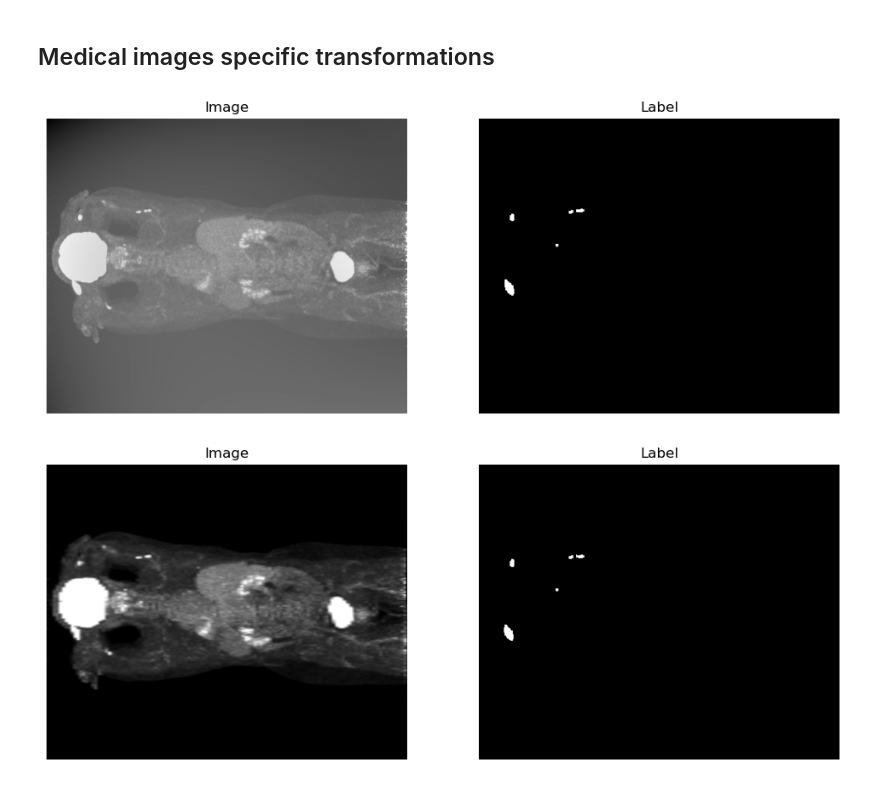
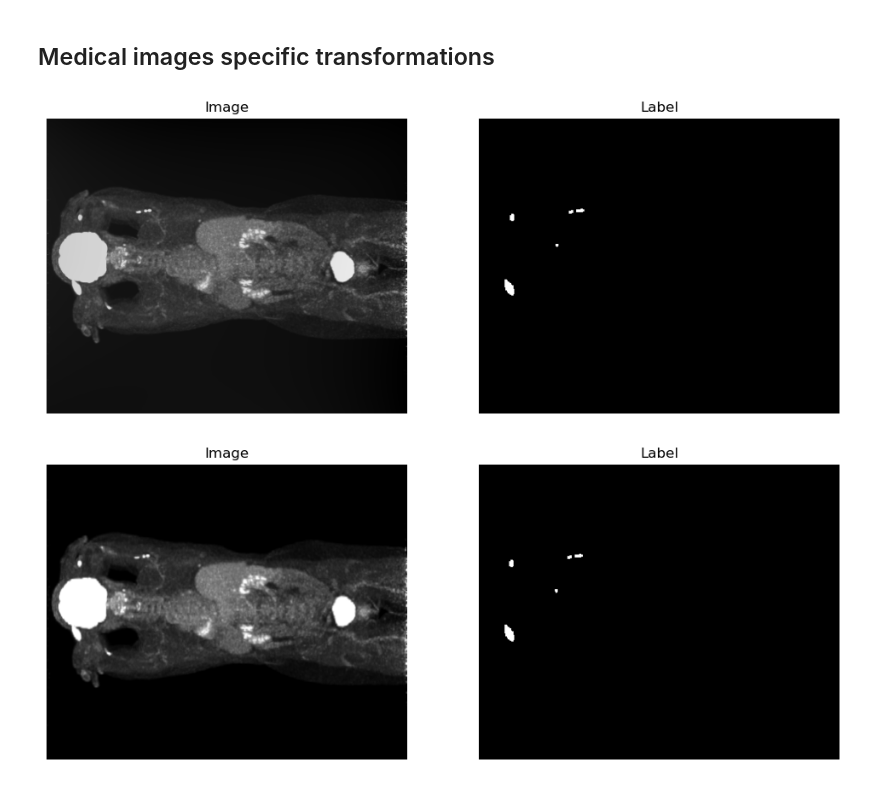
Before and after one commit to adriansousapoza/DMIAI-2023, a Jupyter notebook: tumor-segmentation/torchio_playground.ipynb, the cells around one changed output. Saved outputs shown, nothing was run; the diff lists cells and outputs as text; code cells hidden in the pictures.

```diff
--- a/tumor-segmentation/playground.ipynb
+++ b/tumor-segmentation/torchio_playground.ipynb
@@ -326,13 +327,13 @@ plot_example(subject_noise['img'][tio.DATA].squeeze().numpy()[slice_idx, :, :],
 # %%
 #random bias
 
-bias = tio.RandomBiasField(coefficients=.5)
+bias = tio.RandomBiasField(coefficients=.1)
 subject_bias = bias(subject_znorm)
 
 plot_example(subject_bias['img'][tio.DATA].squeeze().numpy()[slice_idx, :, :],
                 subject_bias['label'][tio.DATA].squeeze().numpy()[slice_idx, :, :])
 # %% [output]
-[figure, old version]
+[figure, new version]
 # %%
 #several transforms
 
```
Also changed, not shown: parts of 12 cells of this notebook, 3 other files.
